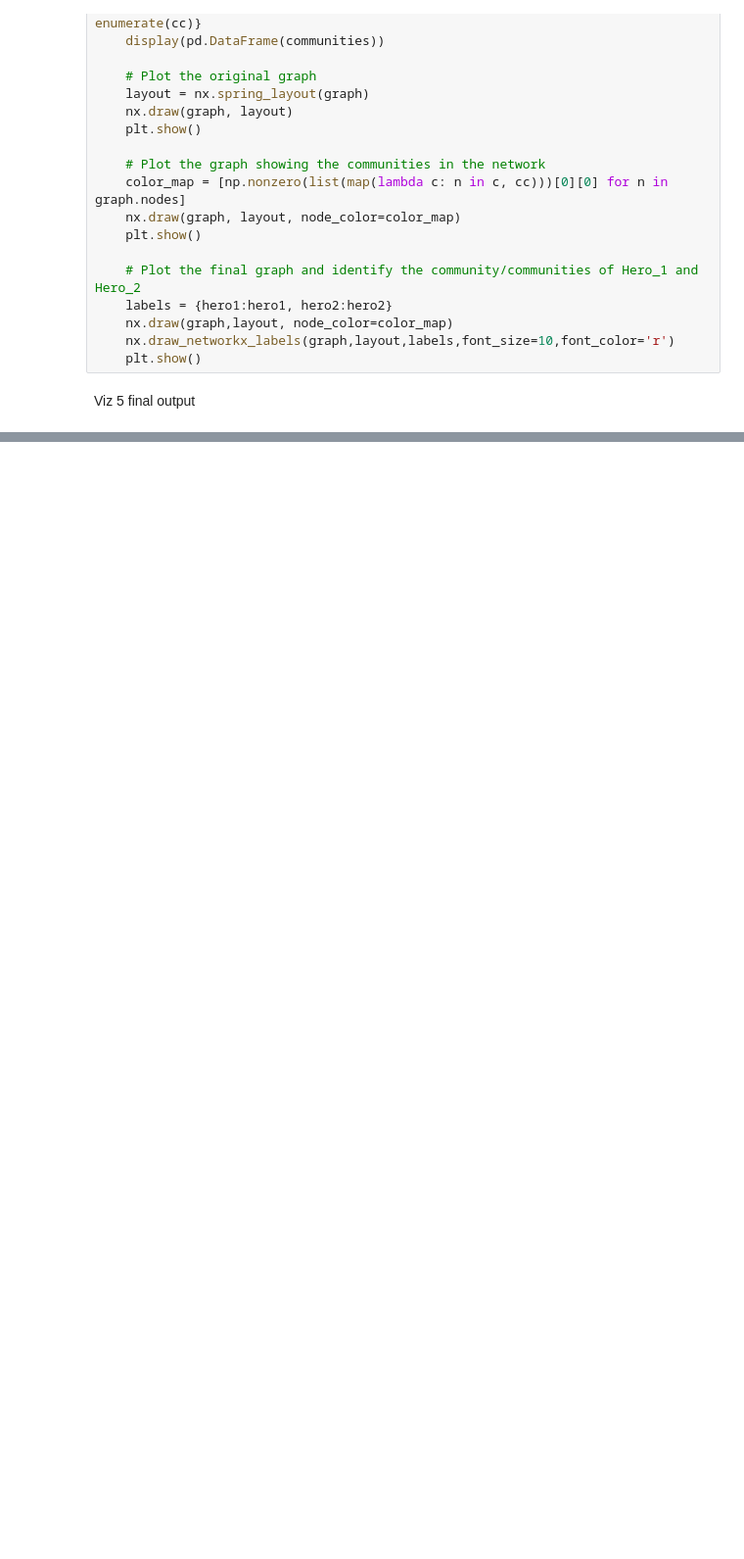
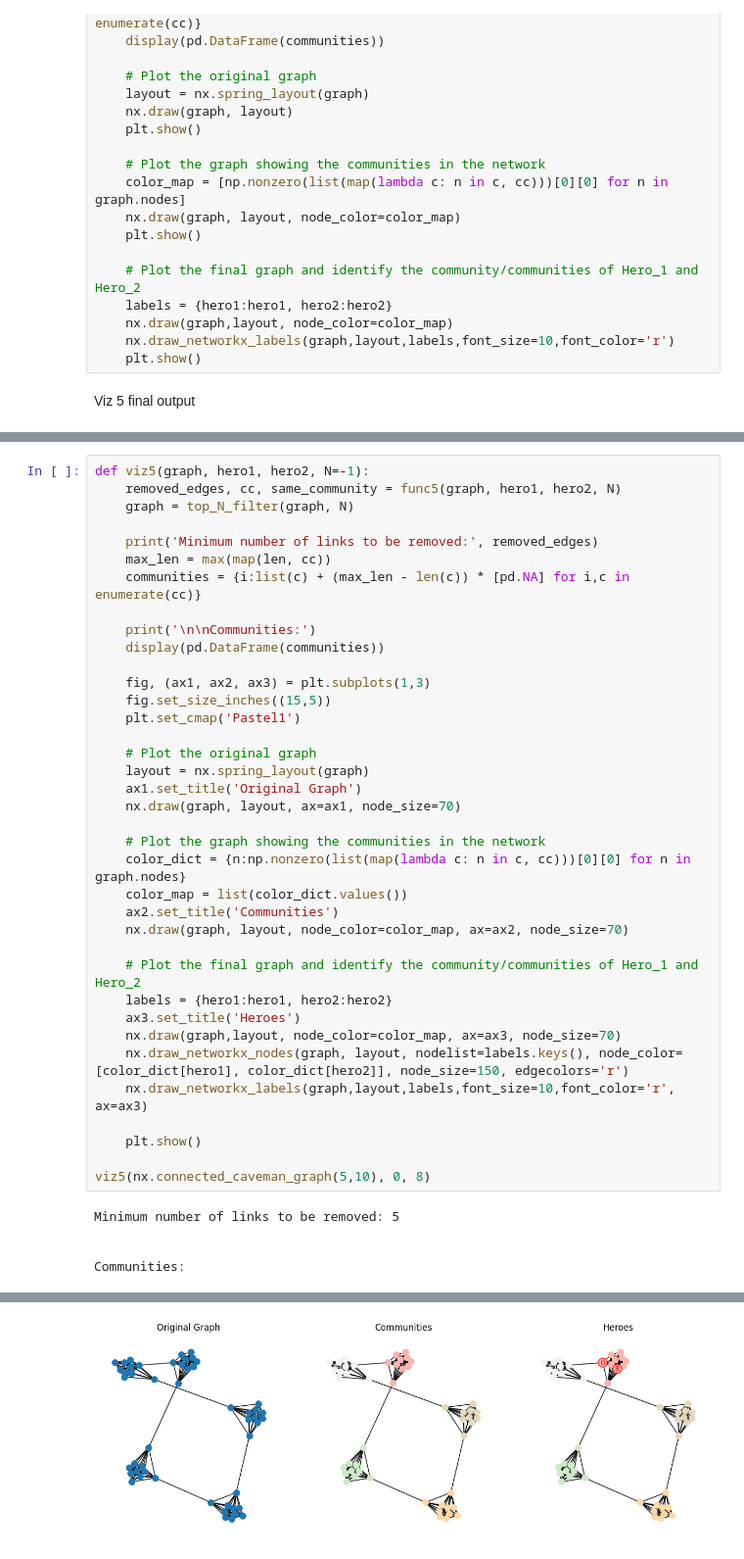
Before and after one commit to Engrima18/MarvelUniverseNetworks, a Jupyter notebook: mmiglia.ipynb, the cells around one changed output, grey strips where cells are left out. Shown at 98% size. Drawn from its saved outputs; the diff is of its cells as text; blank space fills up the shorter version.

```diff
--- a/mmiglia.ipynb
+++ b/mmiglia.ipynb
@@ -192,0 +215,42 @@ Minimum number of links to be removed: 0
+# %%
+def viz5(graph, hero1, hero2, N=-1):
+    removed_edges, cc, same_community = func5(graph, hero1, hero2, N)
+    graph = top_N_filter(graph, N)
+
+    print('Minimum number of links to be removed:', removed_edges)
+    max_len = max(map(len, cc))
+    communities = {i:list(c) + (max_len - len(c)) * [pd.NA] for i,c in enumerate(cc)}
+
+    print('\n\nCommunities:')
+    display(pd.DataFrame(communities))
+
+    fig, (ax1, ax2, ax3) = plt.subplots(1,3)
+    fig.set_size_inches((15,5))
+    plt.set_cmap('Pastel1')
+
+    # Plot the original graph
+    layout = nx.spring_layout(graph)
+    ax1.set_title('Original Graph')
+    nx.draw(graph, layout, ax=ax1, node_size=70)
+
+    # Plot the graph showing the communities in the network
+    color_dict = {n:np.nonzero(list(map(lambda c: n in c, cc)))[0][0] for n in graph.nodes}
+    color_map = list(color_dict.values())
+    ax2.set_title('Communities')
+    nx.draw(graph, layout, node_color=color_map, ax=ax2, node_size=70)
+
+    # Plot the final graph and identify the community/communities of Hero_1 and Hero_2
+    labels = {hero1:hero1, hero2:hero2}
+    ax3.set_title('Heroes')
+    nx.draw(graph,layout, node_color=color_map, ax=ax3, node_size=70)
+    nx.draw_networkx_nodes(graph, layout, nodelist=labels.keys(), node_color=[color_dict[hero1], color_dict[hero2]], node_size=150, edgecolors='r')
+    nx.draw_networkx_labels(graph,layout,labels,font_size=10,font_color='r', ax=ax3)
+
+    plt.show()
+
+viz5(nx.connected_caveman_graph(5,10), 0, 8)
+# %% [output]
+Minimum number of links to be removed: 5
+
+
+Communities:
@@ -192,0 +268 @@ Minimum number of links to be removed: 0
+[figure, added]
```
Also changed, not shown: parts of 4 cells of this notebook.
